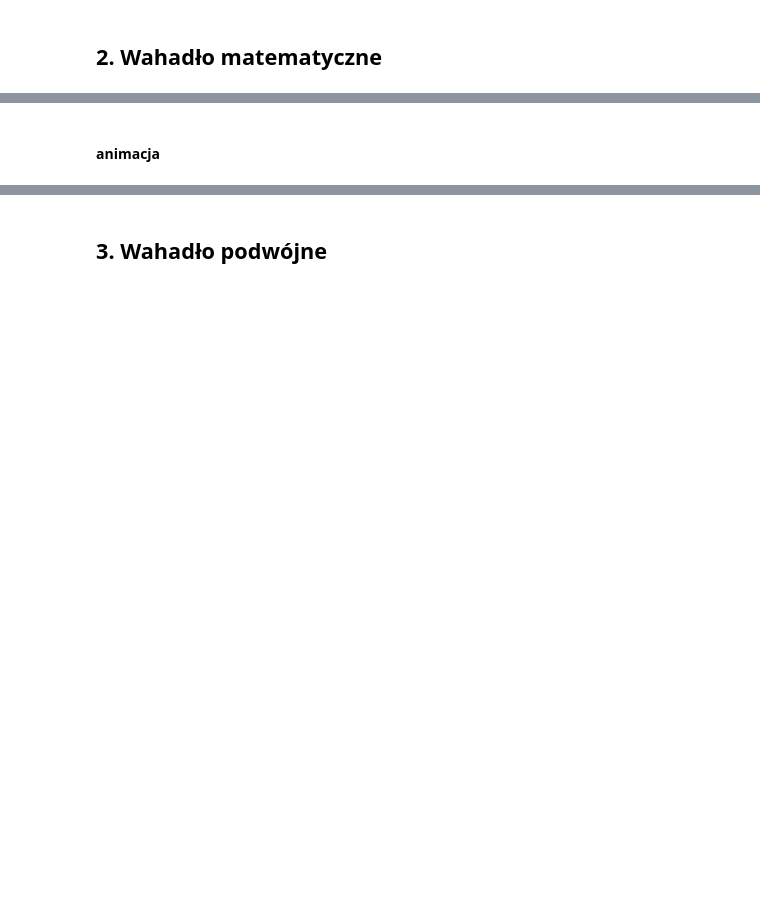
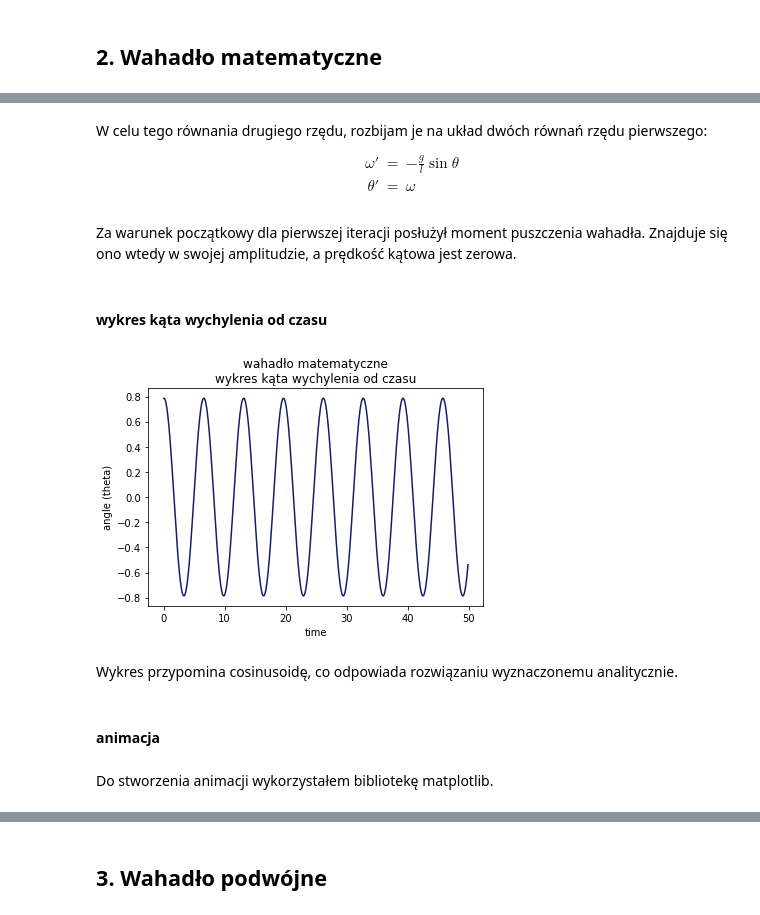
Before and after one commit to mhawryluk/mownit, a Jupyter notebook: lab10-równania_różniczkowe/lab10.ipynb, the cells around one changed output, grey strips where cells are left out. Drawn from its saved outputs; the diff is of its cells as text; code cells hidden in the pictures; blank space fills up the shorter version.

```diff
--- a/lab10-równania_różniczkowe/lab10.ipynb
+++ b/lab10-równania_różniczkowe/lab10.ipynb
@@ -108,16 +147,46 @@ Opisz i zinterpretuj wyniki. TODO
+# %% [markdown]
+W celu tego równania drugiego rzędu, rozbijam je na układ dwóch równań rzędu pierwszego:
+\begin{eqnarray}
+\omega' & = & -\frac{g}{l}\sin\theta \\
+\theta' &= &\omega
+\end{eqnarray}
+# %% [markdown]
+Za warunek początkowy dla pierwszej iteracji posłużył moment puszczenia wahadła. Znajduje się ono wtedy w swojej amplitudzie, a prędkość kątowa jest zerowa.
 # %%
-def pendulum(angle, g, l, n=100):
-    y = angle
-    v = 0
-
-    h = 0.1
+def pendulum(start_angle, g, l, timestep=0.1):
+    angle = start_angle
+    omega = 0
     t = 0
 
-    for i in range(n):
-        y = runge_kutta(lambda t, x: v, y, t, t+h, 10)
-        v = runge_kutta(lambda t, x: -g/l*sin(y), v, t, t+h, 10)
-        t += h
-        yield(y)
+    while True:
+        yield(angle)
+
+        angle = runge_kutta(lambda t, x: omega, angle, t, t+timestep)
+        omega = runge_kutta(lambda t, x: -g/l*sin(angle), omega, t, t+timestep)
+        t += timestep
+# %% [markdown]
+#### wykres kąta wychylenia od czasu
+# %%
+def plot_pendulum_graph(endtime, timestep, start_angle=pi/4, g=1, l=1):
+    fig, ax = plt.subplots()
+
+    ts = np.arange(0, endtime, timestep)
+    angle_gen = pendulum(start_angle, g, l, timestep)
+    angles = [next(angle_gen) for _ in range(len(ts))]
+
+    ax.set_xlabel('time')
+    ax.set_ylabel('angle (theta)')
+    plt.title('wahadło matematyczne\nwykres kąta wychylenia od czasu')
+
+    plt.plot(ts, angles, color='midnightblue')
+# %%
+plot_pendulum_graph(endtime=50, timestep=0.1)
+# %% [output]
+[figure, added]
+# %% [markdown]
+Wykres przypomina cosinusoidę, co odpowiada rozwiązaniu wyznaczonemu analitycznie.
 # %% [markdown]
 #### animacja
+# %% [markdown]
+Do stworzenia animacji wykorzystałem bibliotekę matplotlib.
 # %%
```
Also changed, not shown: parts of 37 cells of this notebook.
